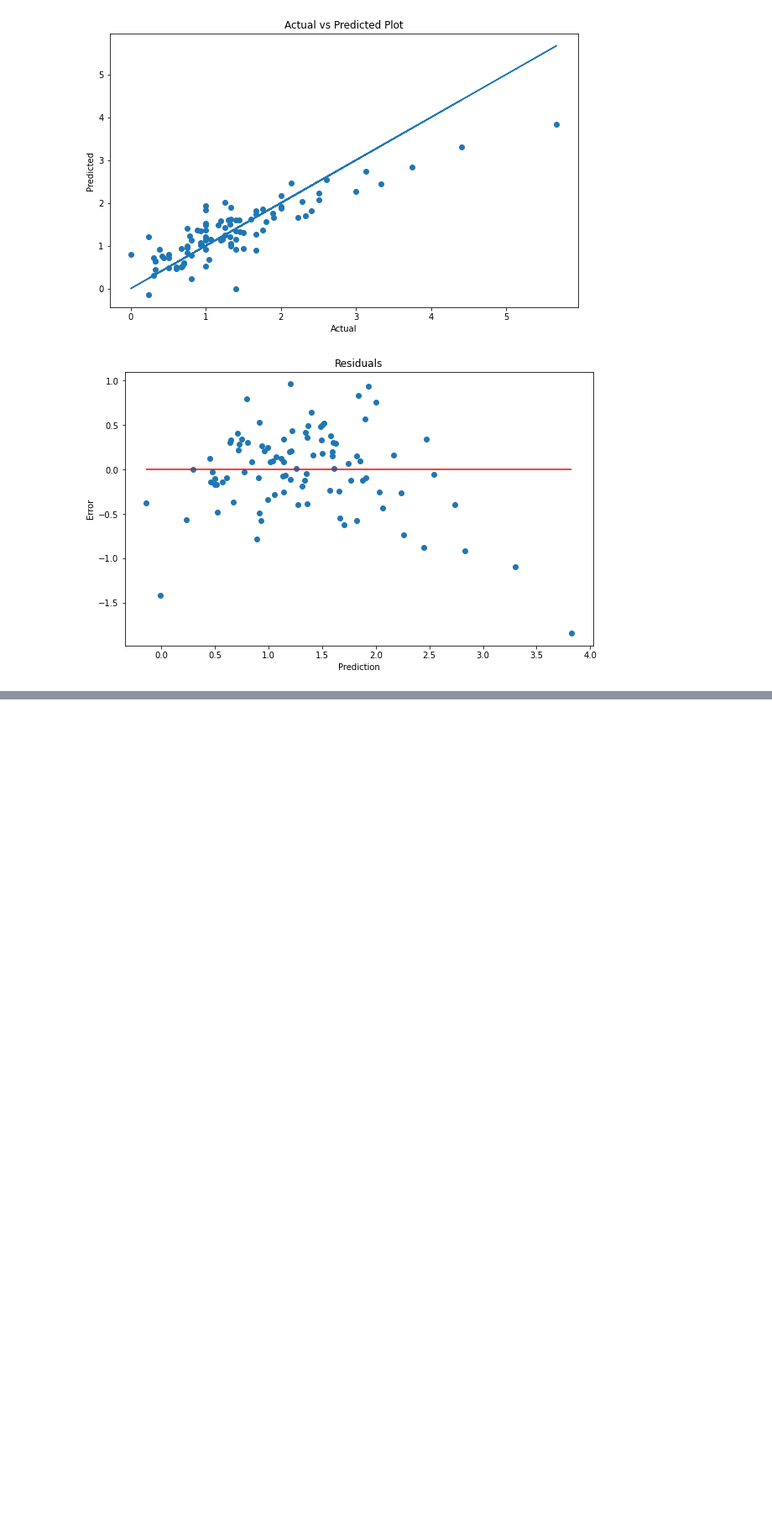
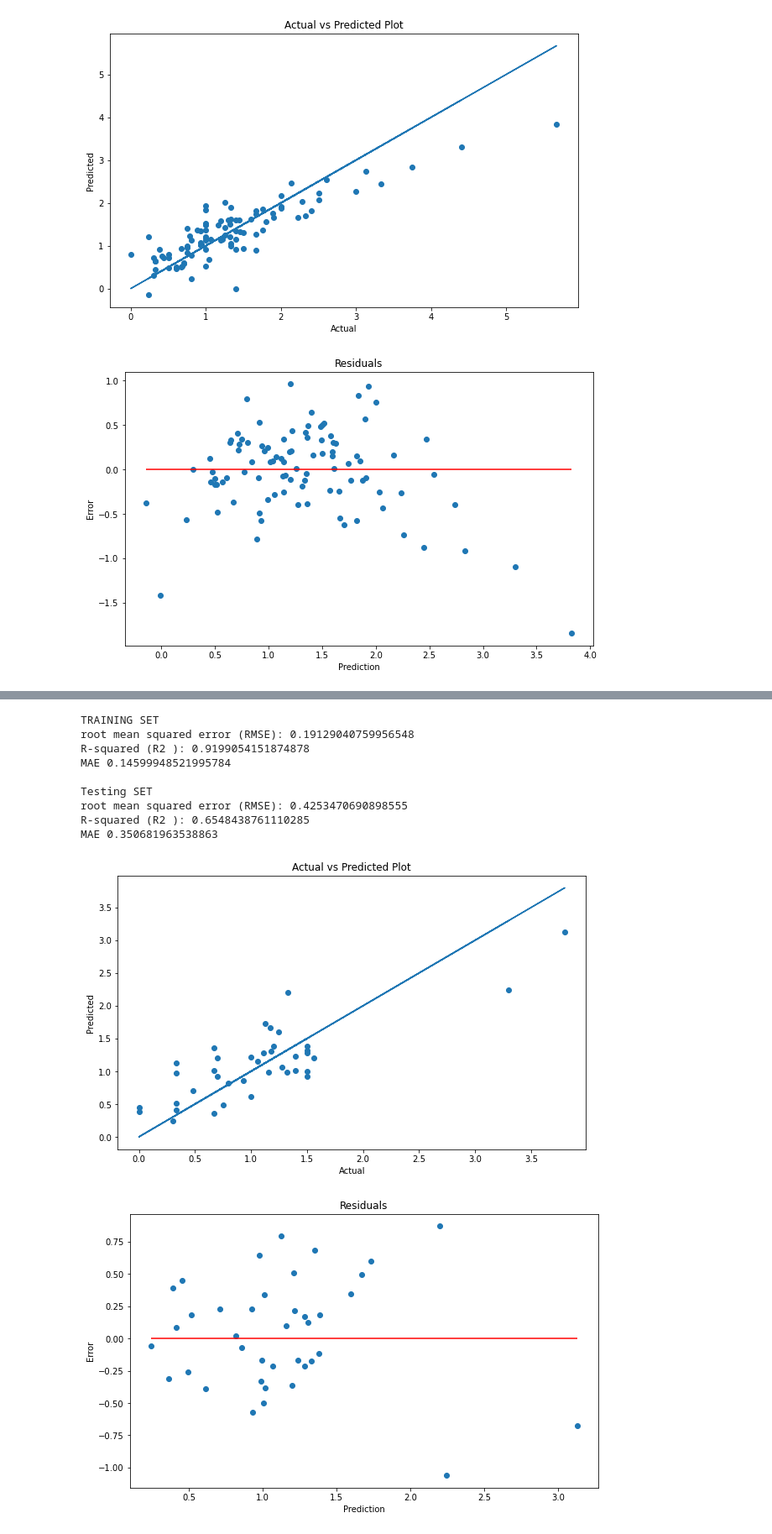
Before and after one commit to matthallman/uofm_data_capstone_worldcup, a Jupyter notebook: ML_Model_Data/xGS and xGA ML Model Building.ipynb, the cells around one changed output, grey strips where cells are left out. Shown: that part at 84% size. Cells and saved outputs as stored; diff of their text form; code cells hidden in the pictures; blank space fills up the shorter version.

```diff
--- a/ML_Model_Data/xGS and xGA ML Model Building.ipynb
+++ b/ML_Model_Data/xGS and xGA ML Model Building.ipynb
@@ -308,0 +478,15 @@ MAE 0.3523619221929672
+# %%
+gb = GradientBoostingRegressor(random_state=42)
+gb = evaluateModel(gb, xGS_X_train2, xGS_y_train2, xGS_X_test2, xGS_y_test2)
+# %% [output]
+TRAINING SET
+root mean squared error (RMSE): 0.19129040759956548
+R-squared (R2 ): 0.9199054151874878
+MAE 0.14599948521995784
+
+Testing SET
+root mean squared error (RMSE): 0.4253470690898555
+R-squared (R2 ): 0.6548438761110285
+MAE 0.350681963538863
+[figure, added]
+[figure, added]
```
Also changed, not shown: parts of 26 cells of this notebook, 7 other files.
